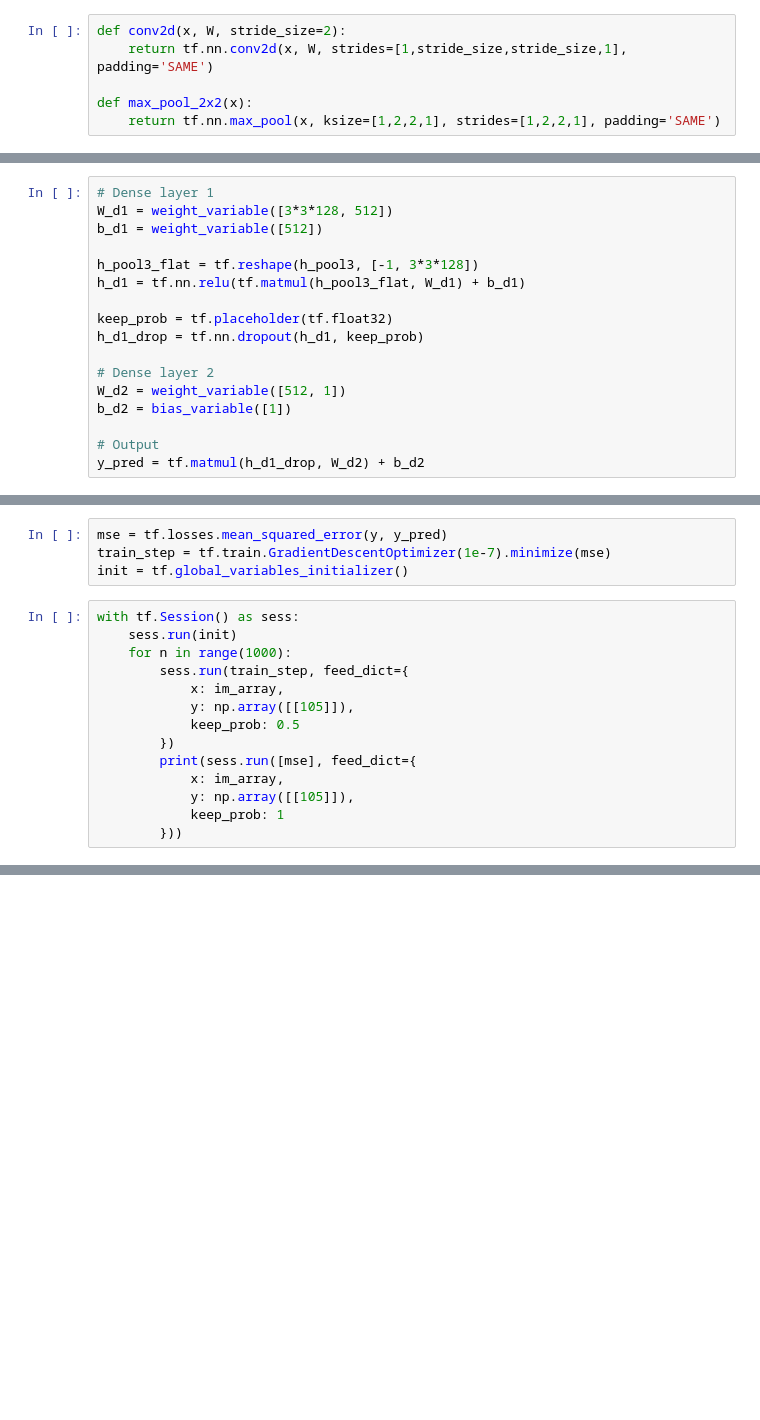
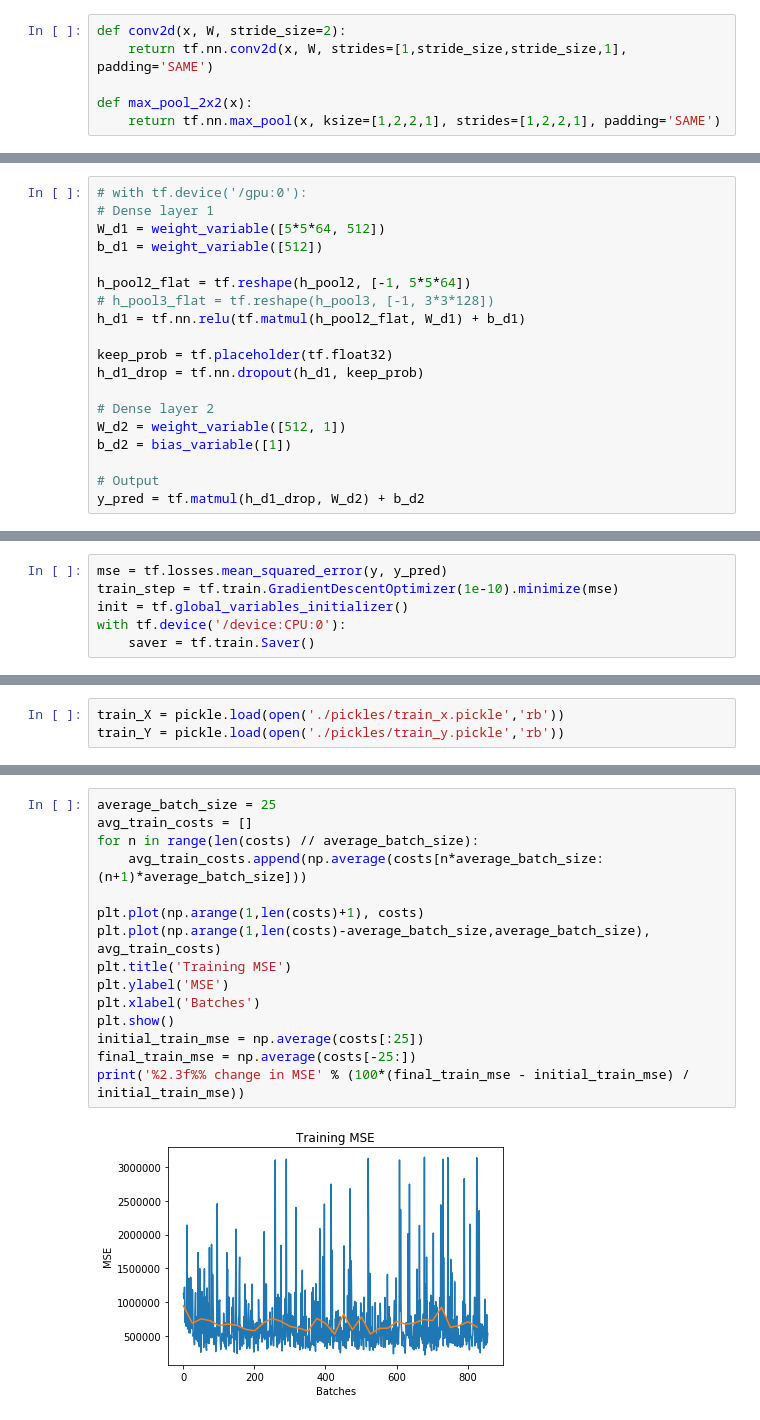
Before and after one commit to davidbzhao/ImageToCrime, a Jupyter notebook: crime_cnn.ipynb, the cells around one changed output, grey strips where cells are left out. Cells and saved outputs as stored; diff of their text form; blank space fills up the shorter version.

```diff
--- a/crime_cnn.ipynb
+++ b/crime_cnn.ipynb
@@ -105,10 +160,12 @@ print('h_pool3', h_pool3.shape)
 # %%
+# with tf.device('/gpu:0'):
 # Dense layer 1
-W_d1 = weight_variable([3*3*128, 512])
+W_d1 = weight_variable([5*5*64, 512])
 b_d1 = weight_variable([512])
 
-h_pool3_flat = tf.reshape(h_pool3, [-1, 3*3*128])
-h_d1 = tf.nn.relu(tf.matmul(h_pool3_flat, W_d1) + b_d1)
+h_pool2_flat = tf.reshape(h_pool2, [-1, 5*5*64])
+# h_pool3_flat = tf.reshape(h_pool3, [-1, 3*3*128])
+h_d1 = tf.nn.relu(tf.matmul(h_pool2_flat, W_d1) + b_d1)
 
 keep_prob = tf.placeholder(tf.float32)
 h_d1_drop = tf.nn.dropout(h_d1, keep_prob)
@@ -122,18 +181,6 @@ y_pred = tf.matmul(h_d1_drop, W_d2) + b_d2
 # %%
 mse = tf.losses.mean_squared_error(y, y_pred)
-train_step = tf.train.GradientDescentOptimizer(1e-7).minimize(mse)
+train_step = tf.train.GradientDescentOptimizer(1e-10).minimize(mse)
 init = tf.global_variables_initializer()
+with tf.device('/device:CPU:0'):
+    saver = tf.train.Saver()
-# %%
-with tf.Session() as sess:
-    sess.run(init)
-    for n in range(1000):
-        sess.run(train_step, feed_dict={
-            x: im_array,
-            y: np.array([[105]]),
-            keep_prob: 0.5
-        })
-        print(sess.run([mse], feed_dict={
-            x: im_array,
-            y: np.array([[105]]),
-            keep_prob: 1
-        }))
@@ -139,0 +240,3 @@ with tf.Session() as sess:
+# %%
+train_X = pickle.load(open('./pickles/train_x.pickle','rb'))
+train_Y = pickle.load(open('./pickles/train_y.pickle','rb'))
@@ -139,0 +300,17 @@ with tf.Session() as sess:
+# %%
+average_batch_size = 25
+avg_train_costs = []
+for n in range(len(costs) // average_batch_size):
+    avg_train_costs.append(np.average(costs[n*average_batch_size:(n+1)*average_batch_size]))
+
+plt.plot(np.arange(1,len(costs)+1), costs)
+plt.plot(np.arange(1,len(costs)-average_batch_size,average_batch_size), avg_train_costs)
+plt.title('Training MSE')
+plt.ylabel('MSE')
+plt.xlabel('Batches')
+plt.show()
+initial_train_mse = np.average(costs[:25])
+final_train_mse = np.average(costs[-25:])
+print('%2.3f%% change in MSE' % (100*(final_train_mse - initial_train_mse) / initial_train_mse))
+# %% [output]
+[figure, added]
```
Also changed, not shown: parts of 28 cells of this notebook.
